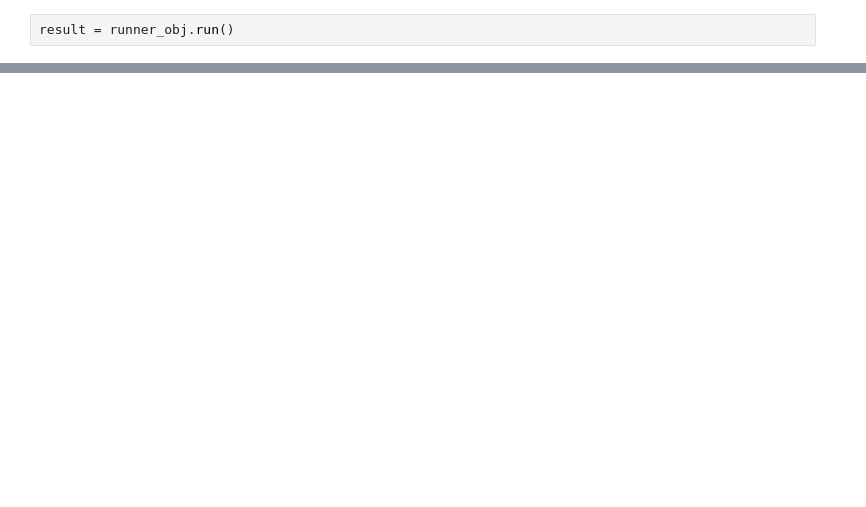
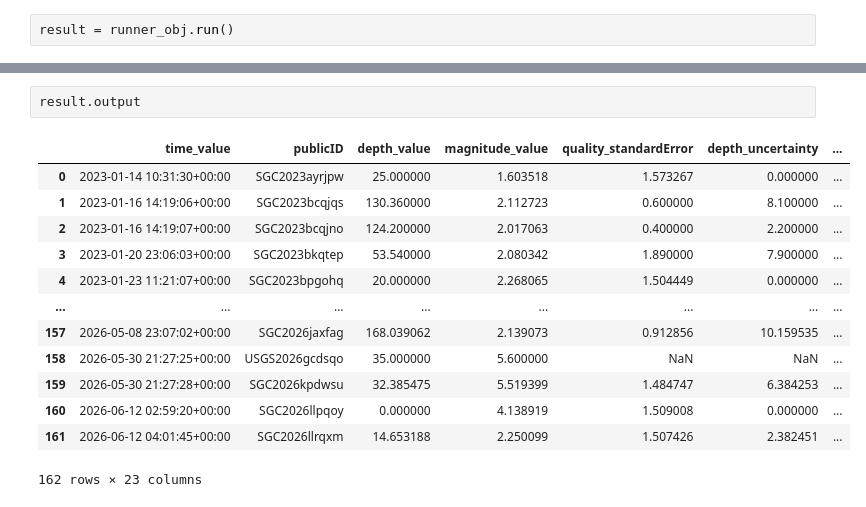
Before and after one commit to KenethGarcia/Revision_Sismicidad_SGC, a Jupyter notebook: notebooks/Package_Tests.ipynb, the cells around one changed output, grey strips where cells are left out. Cells and saved outputs as stored; diff of their text form; blank space fills up the shorter version.

```diff
--- a/notebooks/Package_Tests.ipynb
+++ b/notebooks/Package_Tests.ipynb
@@ -59,0 +144,16 @@ result.output
+# %%
+result.output
+# %% [output]
+|  | time_value | publicID | depth_value | magnitude_value | quality_standardError | depth_uncertainty | ... |
+| 0 | 2023-01-14 10:31:30+00:00 | SGC2023ayrjpw | 25.000000 | 1.603518 | 1.573267 | 0.000000 | ... |
+| 1 | 2023-01-16 14:19:06+00:00 | SGC2023bcqjqs | 130.360000 | 2.112723 | 0.600000 | 8.100000 | ... |
+| 2 | 2023-01-16 14:19:07+00:00 | SGC2023bcqjno | 124.200000 | 2.017063 | 0.400000 | 2.200000 | ... |
+| 3 | 2023-01-20 23:06:03+00:00 | SGC2023bkqtep | 53.540000 | 2.080342 | 1.890000 | 7.900000 | ... |
+| 4 | 2023-01-23 11:21:07+00:00 | SGC2023bpgohq | 20.000000 | 2.268065 | 1.504449 | 0.000000 | ... |
+| ... | ... | ... | ... | ... | ... | ... | ... |
+| 157 | 2026-05-08 23:07:02+00:00 | SGC2026jaxfag | 168.039062 | 2.139073 | 0.912856 | 10.159535 | ... |
+| 158 | 2026-05-30 21:27:25+00:00 | USGS2026gcdsqo | 35.000000 | 5.600000 | NaN | NaN | ... |
+| 159 | 2026-05-30 21:27:28+00:00 | SGC2026kpdwsu | 32.385475 | 5.519399 | 1.484747 | 6.384253 | ... |
+| 160 | 2026-06-12 02:59:20+00:00 | SGC2026llpqoy | 0.000000 | 4.138919 | 1.509008 | 0.000000 | ... |
+| 161 | 2026-06-12 04:01:45+00:00 | SGC2026llrqxm | 14.653188 | 2.250099 | 1.507426 | 2.382451 | ... |
+162 rows × 23 columns
```
Also changed, not shown: parts of 9 cells of this notebook.
